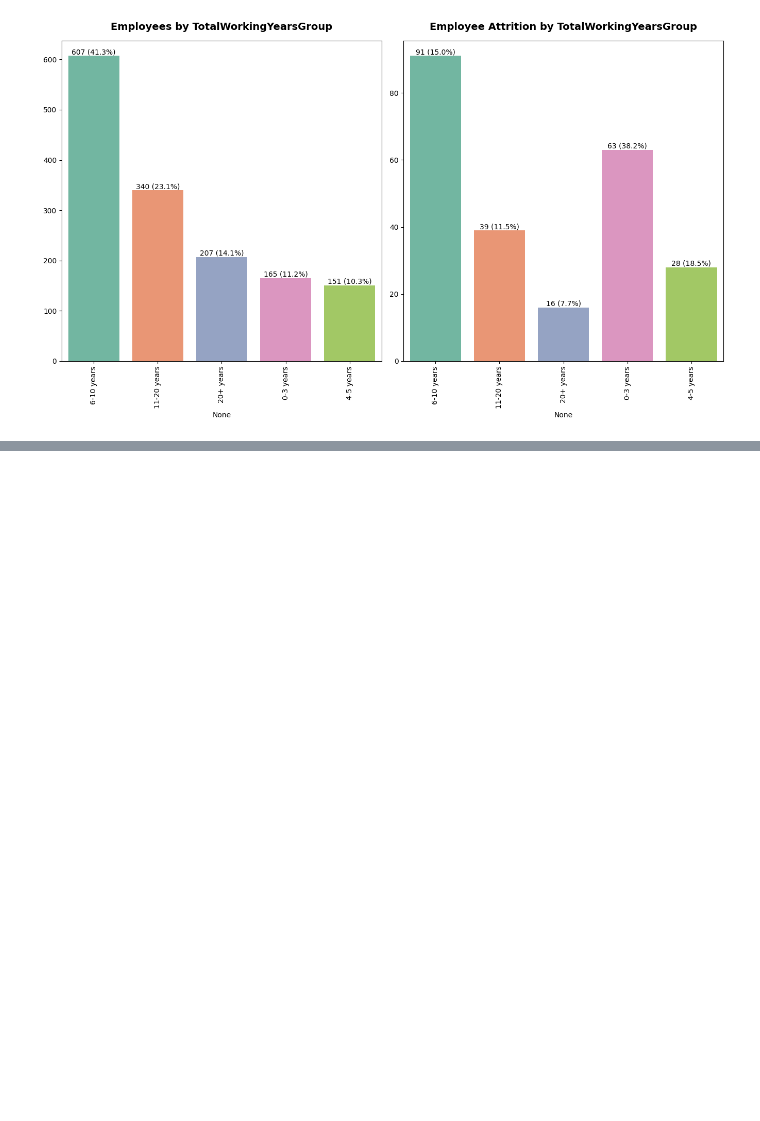
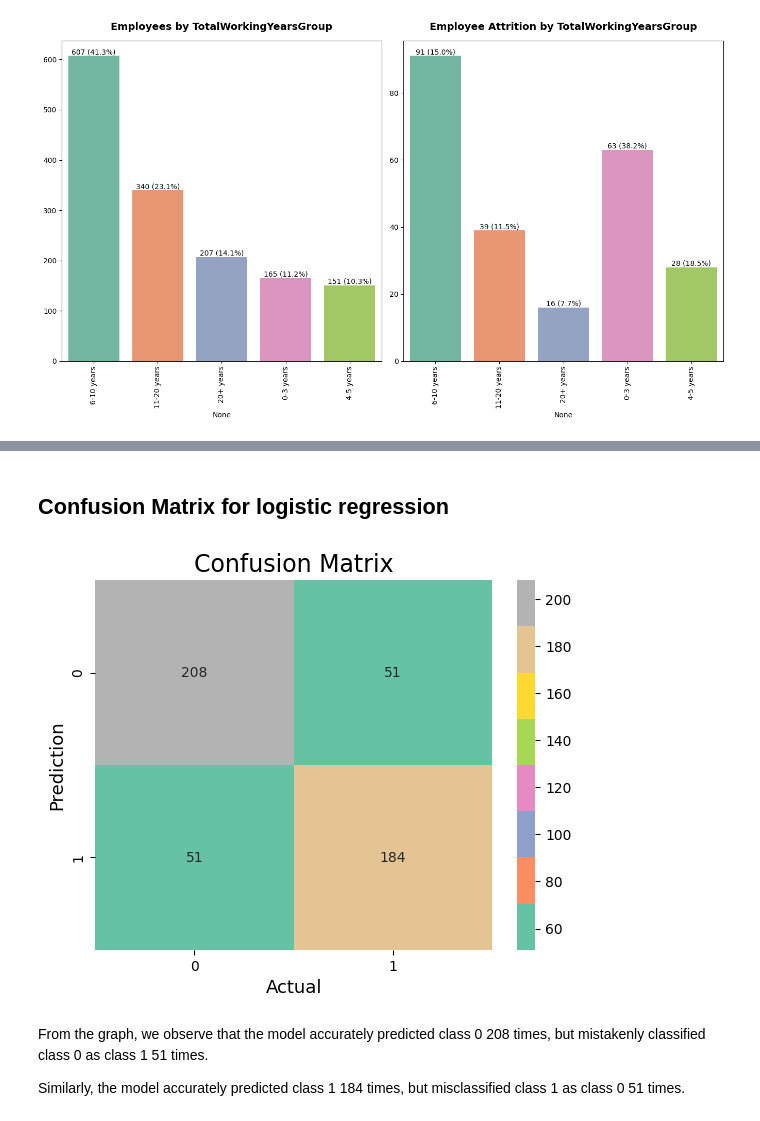
Before and after one commit to DataScience-Project-New-Group-4/Employee-Churn, a Jupyter notebook: Employee_churn.ipynb, the cells around one changed output, grey strips where cells are left out. Drawn from its saved outputs; the diff is of its cells as text; code cells hidden in the pictures; blank space fills up the shorter version.

```diff
--- a/Employee_churn.ipynb
+++ b/Employee_churn.ipynb
@@ -592,0 +705,4 @@ Passing `palette` without assigning `hue` is deprecated and will be removed in v
+# %%
+#spliting the dataset
+
+X_train, X_test, y_train, y_test = train_test_split(X, y, test_size = 0.2, random_state = 45)
@@ -592,0 +728,7 @@ Passing `palette` without assigning `hue` is deprecated and will be removed in v
+# %%
+#Building a class object for the logitic Resgression
+model = LogisticRegression()
+# %%
+#fiiting in x and y for training
+
+model.fit(X_train, y_train)
@@ -592,0 +744,4 @@ Passing `palette` without assigning `hue` is deprecated and will be removed in v
+# %%
+#passing x_test into the model for testing
+
+y_predict = model.predict(X_test)
@@ -592,0 +867,2 @@ Passing `palette` without assigning `hue` is deprecated and will be removed in v
+# %% [markdown]
+## **Confusion Matrix for logistic regression**
@@ -592,0 +872,20 @@ Passing `palette` without assigning `hue` is deprecated and will be removed in v
+# %%
+# Viewing the confusion matrix
+conf_matrix = confusion_matrix(y_test, y_predict, labels=model.classes_)
+sns.heatmap(conf_matrix, cmap = "Set2",
+            annot=True,
+            fmt='g',
+            xticklabels=model.classes_,
+            yticklabels=model.classes_,
+    )
+
+plt.ylabel('Prediction',fontsize=13)
+plt.xlabel('Actual',fontsize=13)
+plt.title('Confusion Matrix',fontsize=17)
+plt.show()
+# %% [output]
+[figure, added]
+# %% [markdown]
+From the graph, we observe that the model accurately predicted class 0 208 times, but mistakenly classified class 0 as class 1 51 times.
+
+Similarly, the model accurately predicted class 1 184 times, but misclassified class 1 as class 0 51 times.
```
Also changed, not shown: parts of 66 cells of this notebook.
